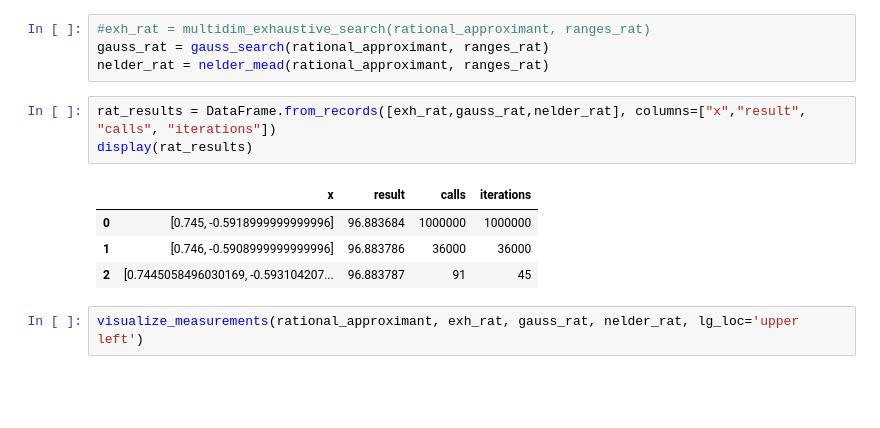
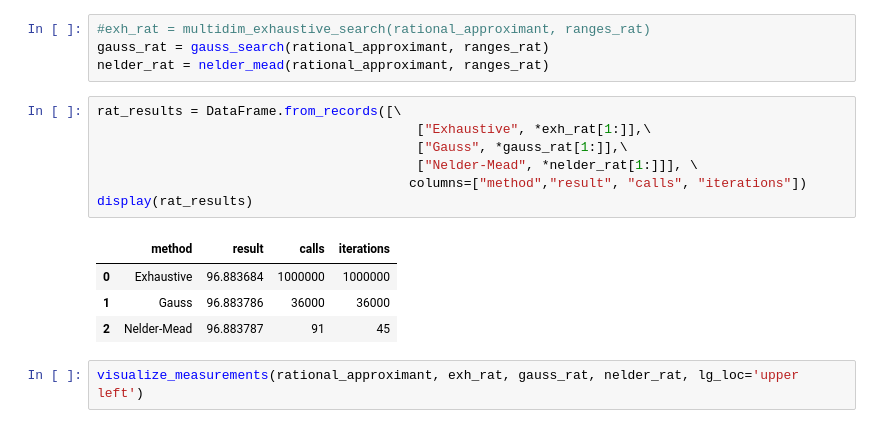
Before and after one commit to Resurrectiontent/ADA-TimeComplexityEstimation, a Jupyter notebook: 2-UnconstrainedNonlinearOptimisationDM.ipynb, the cells around one changed output. Cells and saved outputs as stored; diff of their text form; blank space fills up the shorter version.

```diff
--- a/2-UnconstrainedNonlinearOptimisationDM.ipynb
+++ b/2-UnconstrainedNonlinearOptimisationDM.ipynb
@@ -383,13 +387,17 @@ visualize_measurements(linear_approximant, exh, gauss, nelder)
 gauss_rat = gauss_search(rational_approximant, ranges_rat)
 nelder_rat = nelder_mead(rational_approximant, ranges_rat)
 # %%
-rat_results = DataFrame.from_records([exh_rat,gauss_rat,nelder_rat], columns=["x","result", "calls", "iterations"])
+rat_results = DataFrame.from_records([\
+                                         ["Exhaustive", *exh_rat[1:]],\
+                                         ["Gauss", *gauss_rat[1:]],\
+                                         ["Nelder-Mead", *nelder_rat[1:]]], \
+                                        columns=["method","result", "calls", "iterations"])
 display(rat_results)
 # %% [output]
-|  | x | result | calls | iterations |
-| 0 | [0.745, -0.5918999999999996] | 96.883684 | 1000000 | 1000000 |
-| 1 | [0.746, -0.5908999999999996] | 96.883786 | 36000 | 36000 |
-| 2 | [0.7445058496030169, -0.593104207... | 96.883787 | 91 | 45 |
+|  | method | result | calls | iterations |
+| 0 | Exhaustive | 96.883684 | 1000000 | 1000000 |
+| 1 | Gauss | 96.883786 | 36000 | 36000 |
+| 2 | Nelder-Mead | 96.883787 | 91 | 45 |
 # %%
 visualize_measurements(rational_approximant, exh_rat, gauss_rat, nelder_rat, lg_loc='upper left')
 # %% [output]
```
Also changed, not shown: parts of 3 cells of this notebook, 1 other file.
